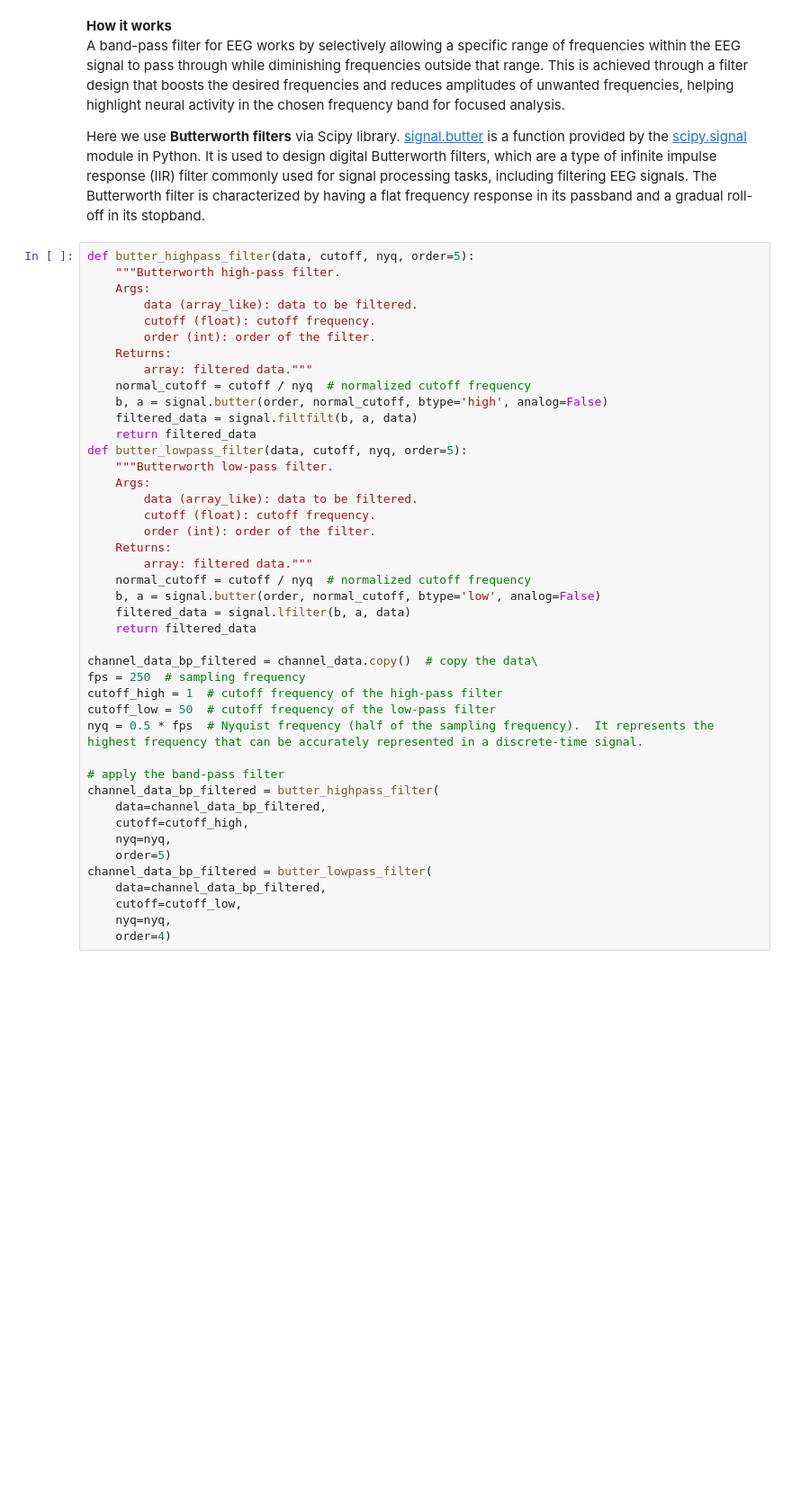
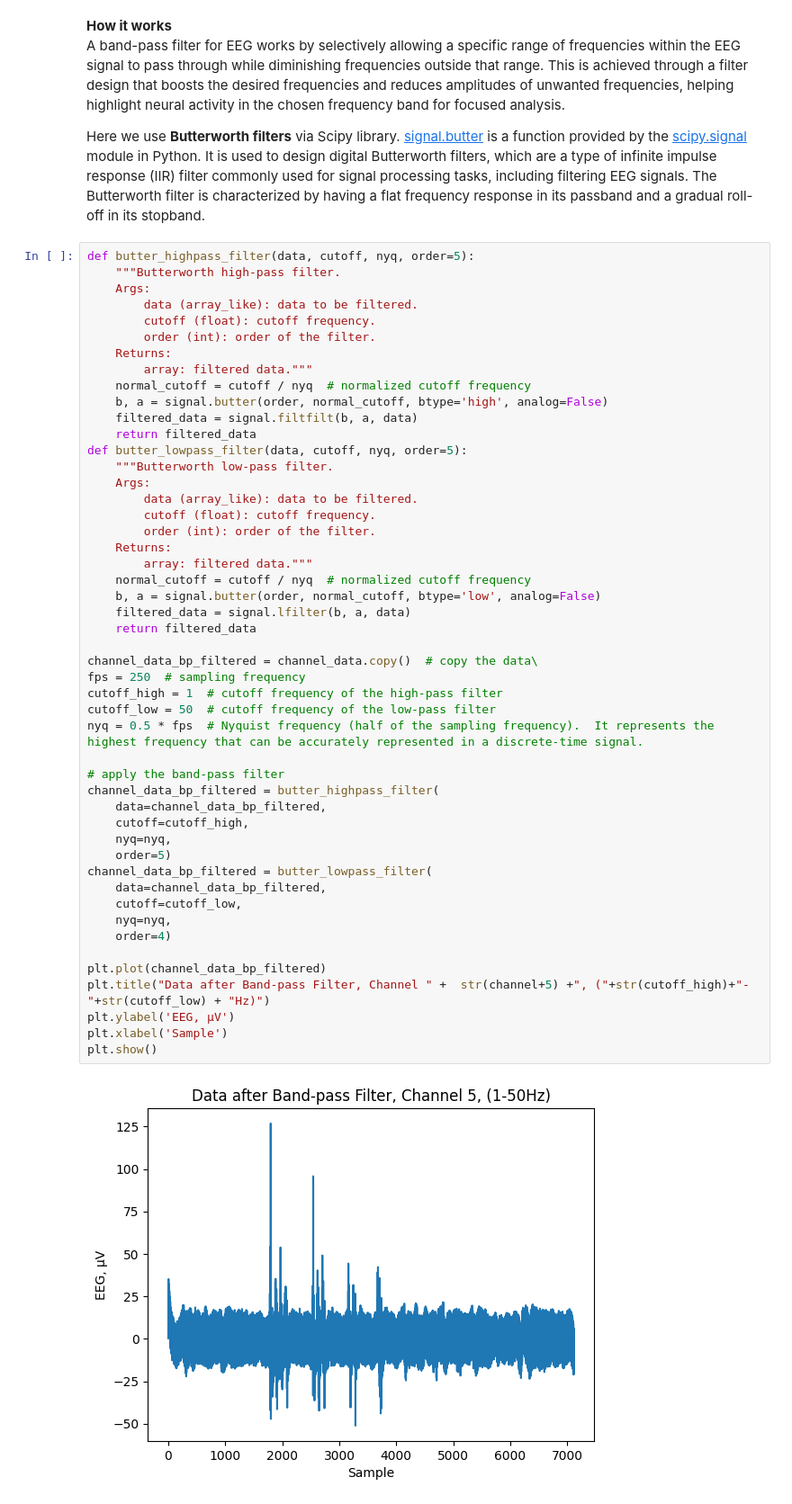
Before and after one commit to nargesyaghoubi/NeuroSignal, a Jupyter notebook: Band-pass-filter.ipynb, the cells around one changed output. Shown at 90% size. Saved outputs shown, nothing was run; the diff lists cells and outputs as text; blank space fills up the shorter version.

```diff
--- a/Band-pass-filter.ipynb
+++ b/Band-pass-filter.ipynb
@@ -112,30 +112,38 @@ def butter_highpass_filter(data, cutoff, nyq, order=5):
 def butter_lowpass_filter(data, cutoff, nyq, order=5):
     """Butterworth low-pass filter.
     Args:
         data (array_like): data to be filtered.
         cutoff (float): cutoff frequency.
         order (int): order of the filter.
     Returns:
         array: filtered data."""
     normal_cutoff = cutoff / nyq  # normalized cutoff frequency
     b, a = signal.butter(order, normal_cutoff, btype='low', analog=False)
     filtered_data = signal.lfilter(b, a, data)
     return filtered_data
 
 channel_data_bp_filtered = channel_data.copy()  # copy the data\
 fps = 250  # sampling frequency
 cutoff_high = 1  # cutoff frequency of the high-pass filter
 cutoff_low = 50  # cutoff frequency of the low-pass filter
 nyq = 0.5 * fps  # Nyquist frequency (half of the sampling frequency).  It represents the highest frequency that can be accurately represented in a discrete-time signal.
 
 # apply the band-pass filter
 channel_data_bp_filtered = butter_highpass_filter(
     data=channel_data_bp_filtered,
     cutoff=cutoff_high,
     nyq=nyq,
     order=5)
 channel_data_bp_filtered = butter_lowpass_filter(
     data=channel_data_bp_filtered,
     cutoff=cutoff_low,
     nyq=nyq,
     order=4)
+
+plt.plot(channel_data_bp_filtered)
+plt.title("Data after Band-pass Filter, Channel " +  str(channel+5) +", ("+str(cutoff_high)+"-"+str(cutoff_low) + "Hz)")
+plt.ylabel('EEG, µV')
+plt.xlabel('Sample')
+plt.show()
+# %% [output]
+[figure, added]
```
Also changed, not shown: parts of 1 cell of this notebook.
